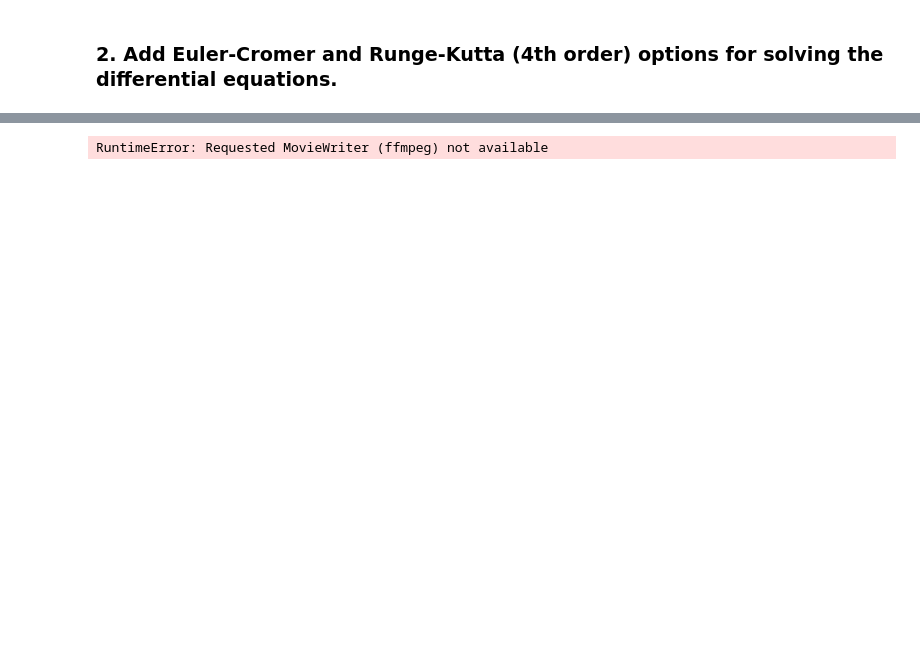
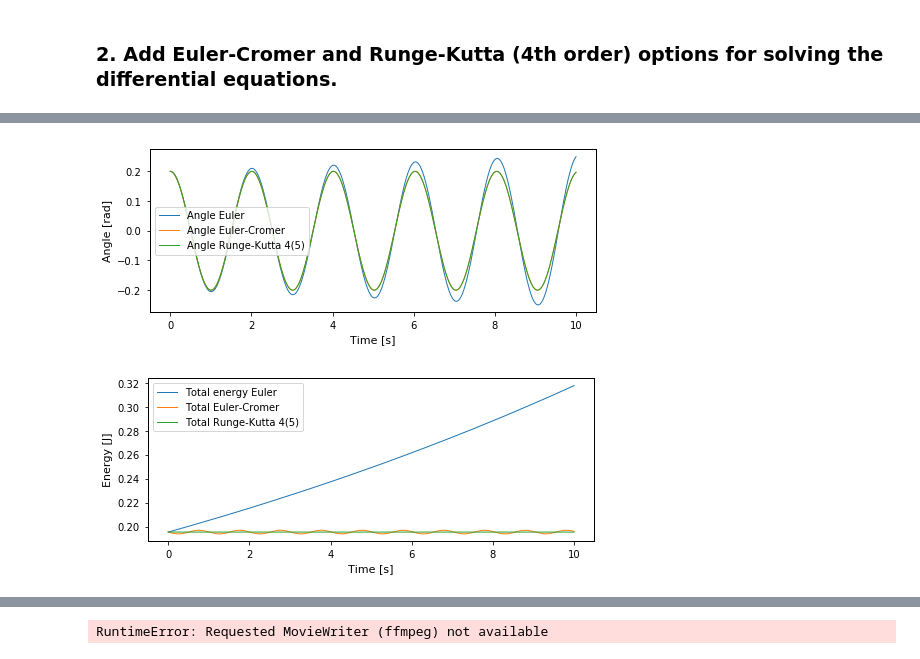
Before and after one commit to kaprests/Pendulum, a Jupyter notebook: pendulum.ipynb, the cells around one changed output, grey strips where cells are left out. Saved outputs shown, nothing was run; the diff lists cells and outputs as text; code cells hidden in the pictures; blank space fills up the shorter version.

```diff
--- a/pendulum.ipynb
+++ b/pendulum.ipynb
@@ -41,11 +71,0 @@ def euler_solve(theta_vec, omg_vec, dt):
-# %%
-'''Parameters and initial conditiions'''
-theta_0 = 0.2 #rad
-omg_0 = 0 #rad/s
-l = 1.0 #m (meter)
-m = 1.0 #kg
-g = 9.81 #m/(s^2)
-sim_time = 5 #s, simulation time
-dt = 0.001 # s, timestep
-timesteps = int(sim_time/dt)
-phi = np.pi/2 #when omg_0 =0
@@ -129,0 +120,10 @@ plt.show()
+# %%
+"""Runge-Kutta 4th order"""
+# y = [thetea, omega]
+
+def ddt_omg_theta(t, y):
+    return [y[1], -(g/l)*np.sin(y[0])]
+
+sol = solve_ivp(ddt_omg_theta, t_span=[0, sim_time], y0=[theta_0, omg_0], max_step = dt )
+theta_vec_RK45, omg_vec_RK45 = sol.y[0], sol.y[1]
+kin_energy_RK45, pot_energy_RK45, total_energy_RK45 = energies(sol.y[0], sol.y[1])
@@ -129,0 +134,22 @@ plt.show()
+# %%
+
+"""plot results"""
+plt.plot(t_vec, theta_vec_euler, label = "Angle Euler")
+plt.plot(t_vec, theta_vec_cromer, label = "Angle Euler-Cromer")
+plt.plot(sol.t, theta_vec_RK45, label = "Angle Runge-Kutta 4(5)")
+plt.xlabel("Time [s]")
+plt.ylabel("Angle [rad]")
+plt.legend()
+plt.show()
+
+plt.plot(t_vec, total_energy_euler, label = "Total energy Euler ")
+plt.plot(t_vec, total_energy_cromer, label = "Total Euler-Cromer ")
+plt.plot(sol.t, total_energy_RK45, label = "Total Runge-Kutta 4(5)")
+
+plt.xlabel("Time [s]")
+plt.ylabel("Energy [J]")
+plt.legend()
+plt.show()
+# %% [output]
+[figure, added]
+[figure, added]
```
Also changed, not shown: parts of 24 cells of this notebook.
